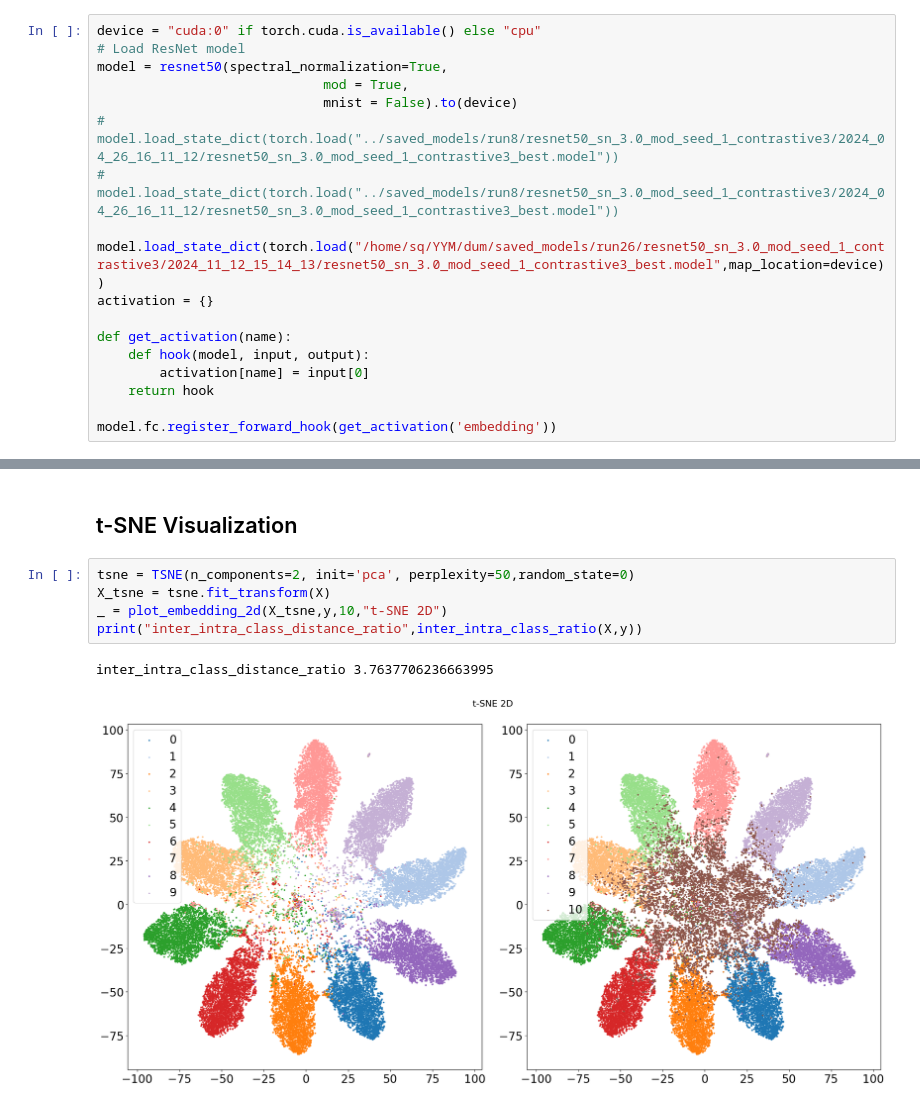
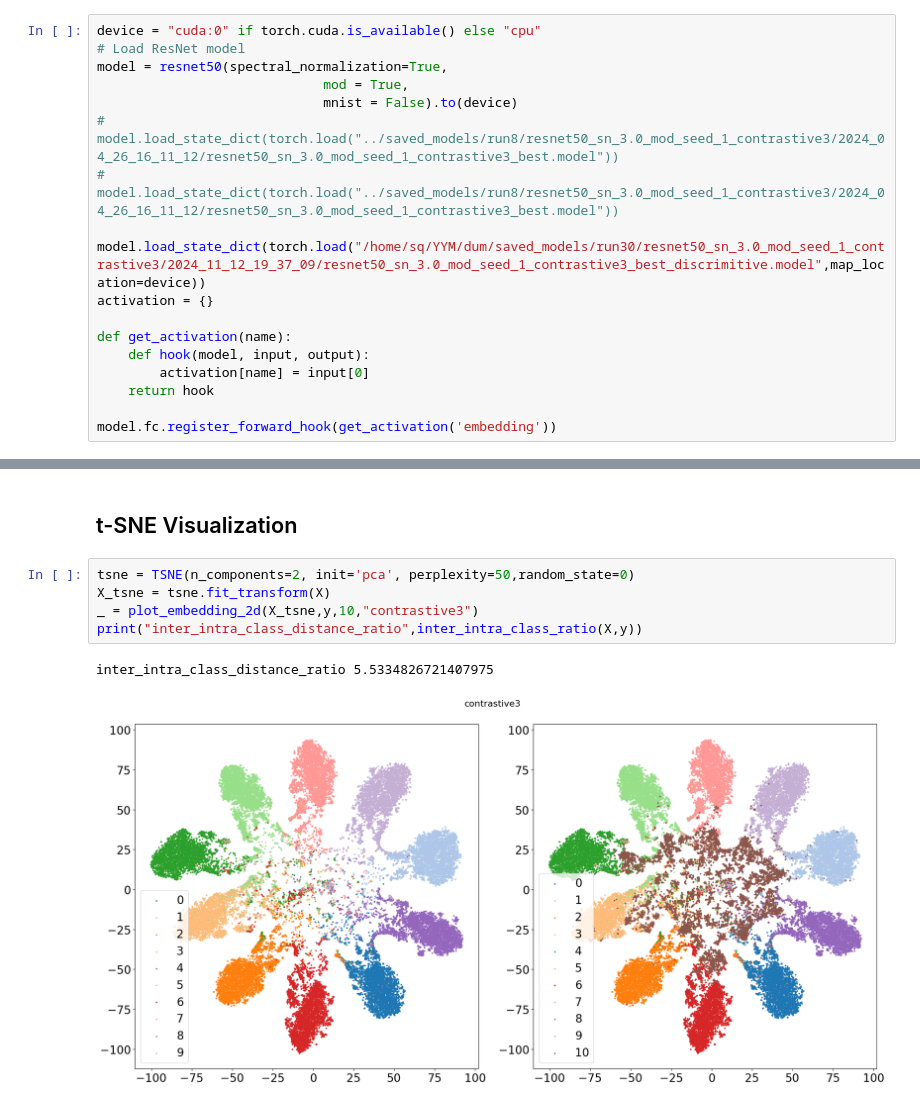
Before and after one commit to buyizhiyou/YYM, a Jupyter notebook: dum/notebooks/tsne_visualization_contrastive.ipynb, the cells around one changed output, grey strips where cells are left out. Cells and saved outputs as stored; diff of their text form.

Commit message:
modify plot

```diff
--- a/dum/notebooks/tsne_visualization_contrastive.ipynb
+++ b/dum/notebooks/tsne_visualization_contrastive.ipynb
@@ -35,7 +35,7 @@ model = resnet50(spectral_normalization=True,
 # model.load_state_dict(torch.load("../saved_models/run8/resnet50_sn_3.0_mod_seed_1_contrastive3/2024_04_26_16_11_12/resnet50_sn_3.0_mod_seed_1_contrastive3_best.model"))
 # model.load_state_dict(torch.load("../saved_models/run8/resnet50_sn_3.0_mod_seed_1_contrastive3/2024_04_26_16_11_12/resnet50_sn_3.0_mod_seed_1_contrastive3_best.model"))
 
-model.load_state_dict(torch.load("/home/sq/YYM/dum/saved_models/run26/resnet50_sn_3.0_mod_seed_1_contrastive3/2024_11_12_15_14_13/resnet50_sn_3.0_mod_seed_1_contrastive3_best.model",map_location=device))
+model.load_state_dict(torch.load("/home/sq/YYM/dum/saved_models/run30/resnet50_sn_3.0_mod_seed_1_contrastive3/2024_11_12_19_37_09/resnet50_sn_3.0_mod_seed_1_contrastive3_best_discrimitive.model",map_location=device))
 activation = {}
 
 def get_activation(name):
@@ -81,8 +81,8 @@ y = np.concatenate(ys)
 # %%
 tsne = TSNE(n_components=2, init='pca', perplexity=50,random_state=0)
 X_tsne = tsne.fit_transform(X)
-_ = plot_embedding_2d(X_tsne,y,10,"t-SNE 2D")
+_ = plot_embedding_2d(X_tsne,y,10,"contrastive3")
 print("inter_intra_class_distance_ratio",inter_intra_class_ratio(X,y))
 # %% [output]
-inter_intra_class_distance_ratio 3.7637706236663995
+inter_intra_class_distance_ratio 5.5334826721407975
-[figure, old version]
+[figure, new version]
```
Also changed, not shown: 4 other files.
